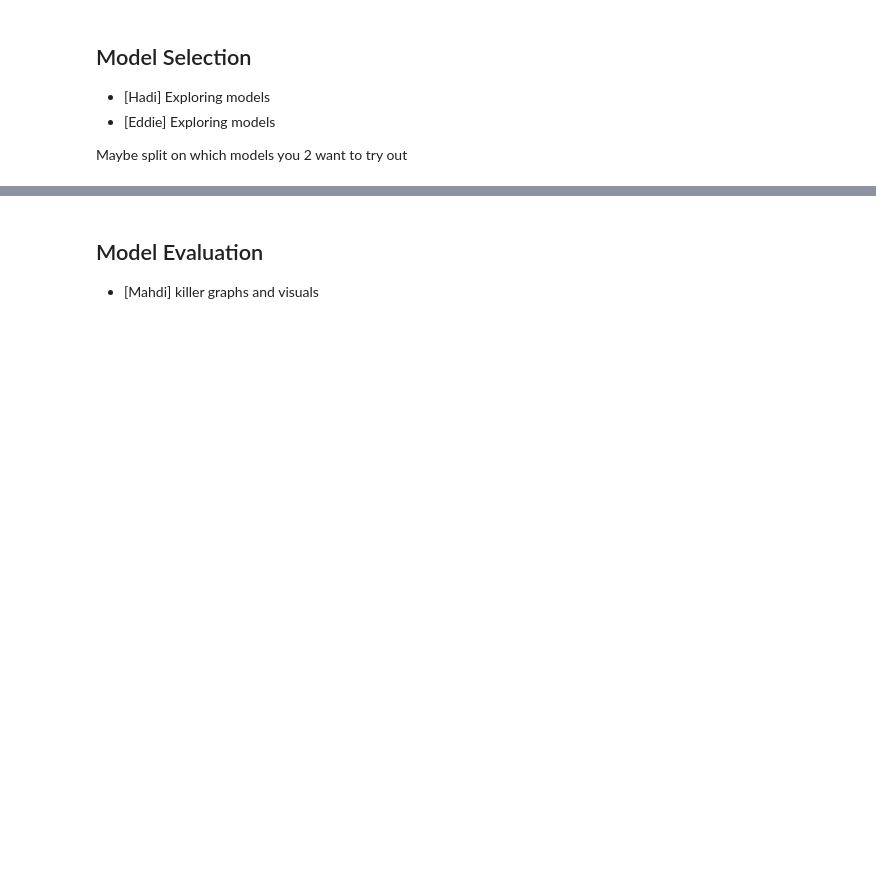
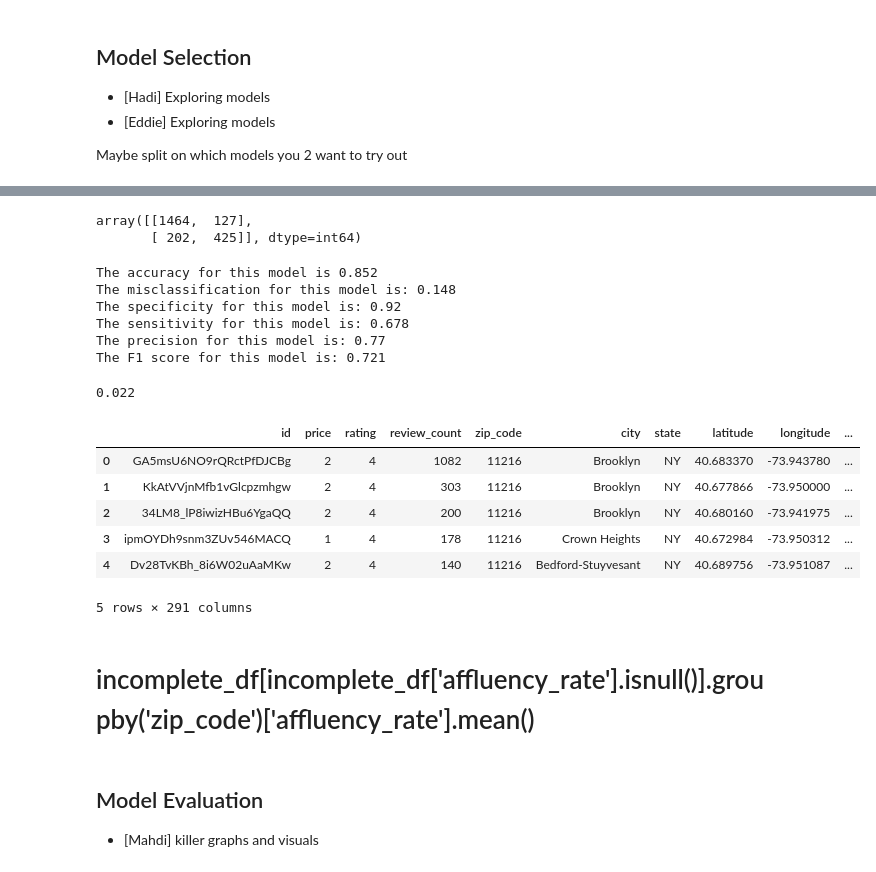
Before and after one commit to Shaddyjr/predicting_affluence_using_yelp, a Jupyter notebook: client_project_notebook.ipynb, the cells around one changed output, grey strips where cells are left out. Drawn from its saved outputs; the diff is of its cells as text; code cells hidden in the pictures; blank space fills up the shorter version.

Commit message:
updated query

```diff
--- a/client_project_notebook.ipynb
+++ b/client_project_notebook.ipynb
@@ -382 +402,7 @@ complete_df.head(2)
 2 rows × 290 columns
+# %%
+incomplete_dummy_df = pd.DataFrame(lce.fit_transform(incomplete_df).toarray(), columns=lce.get_feature_names())
+# %%
+incomplete_dummy_df.drop(columns=['categories_bowling', 'categories_sardinian'], inplace = True)
+# %%
+incomplete_df = pd.concat([incomplete_df.drop(columns = expansion_columns), incomplete_dummy_df], axis=1)
@@ -391,6 +425,12 @@ km = KMeans(n_clusters=best_k)
 lat_long_df = complete_df[["latitude","longitude"]]
 km.fit(lat_long_df)
 complete_df["location_cluster"] = km.labels_
+# %%
+best_k = 10 ## will figure out later
+km = KMeans(n_clusters=best_k)
+lat_long_df_incomplete = incomplete_df[["latitude","longitude"]]
+km.fit(lat_long_df_incomplete)
+incomplete_df["location_cluster"] = km.labels_
 # %% [markdown]
 ### Setting Affluency Threshold
 Affluency = when a zip code has 15% of its population file and IRS return of $$200k or more
@@ -578,0 +851,15 @@ Maybe split on which models you 2 want to try out
+# %%
+bc_y_pred = gs_bc.predict(X_test)
+confusion_matrix(y_test, bc_y_pred)
+# %% [output]
+array([[1464,  127],
+       [ 202,  425]], dtype=int64)
+# %%
+metrics(y_test, bc_y_pred, gs_bc, X_test)
+# %% [output]
+The accuracy for this model is 0.852
+The misclassification for this model is: 0.148
+The specificity for this model is: 0.92
+The sensitivity for this model is: 0.678
+The precision for this model is: 0.77
+The F1 score for this model is: 0.721
@@ -579,3 +897,19 @@ Maybe split on which models you 2 want to try out
+# %%
+query(11216)
+# %% [output]
+0.022
+# %%
+incomplete_df.head()
+# %% [output]
+|  | id | price | rating | review_count | zip_code | city | state | latitude | longitude | ... |
+| 0 | GA5msU6NO9rQRctPfDJCBg | 2 | 4 | 1082 | 11216 | Brooklyn | NY | 40.683370 | -73.943780 | ... |
+| 1 | KkAtVVjnMfb1vGlcpzmhgw | 2 | 4 | 303 | 11216 | Brooklyn | NY | 40.677866 | -73.950000 | ... |
+| 2 | 34LM8_lP8iwizHBu6YgaQQ | 2 | 4 | 200 | 11216 | Brooklyn | NY | 40.680160 | -73.941975 | ... |
+| 3 | ipmOYDh9snm3ZUv546MACQ | 1 | 4 | 178 | 11216 | Crown Heights | NY | 40.672984 | -73.950312 | ... |
+| 4 | Dv28TvKBh_8i6W02uAaMKw | 2 | 4 | 140 | 11216 | Bedford-Stuyvesant | NY | 40.689756 | -73.951087 | ... |
+5 rows × 291 columns
+# %% [markdown]
+# incomplete_df[incomplete_df['affluency_rate'].isnull()].groupby('zip_code')['affluency_rate'].mean()
 # %% [markdown]
 ## Model Evaluation
 - [Mahdi] killer graphs and visuals
```
Also changed, not shown: parts of 61 cells of this notebook.
